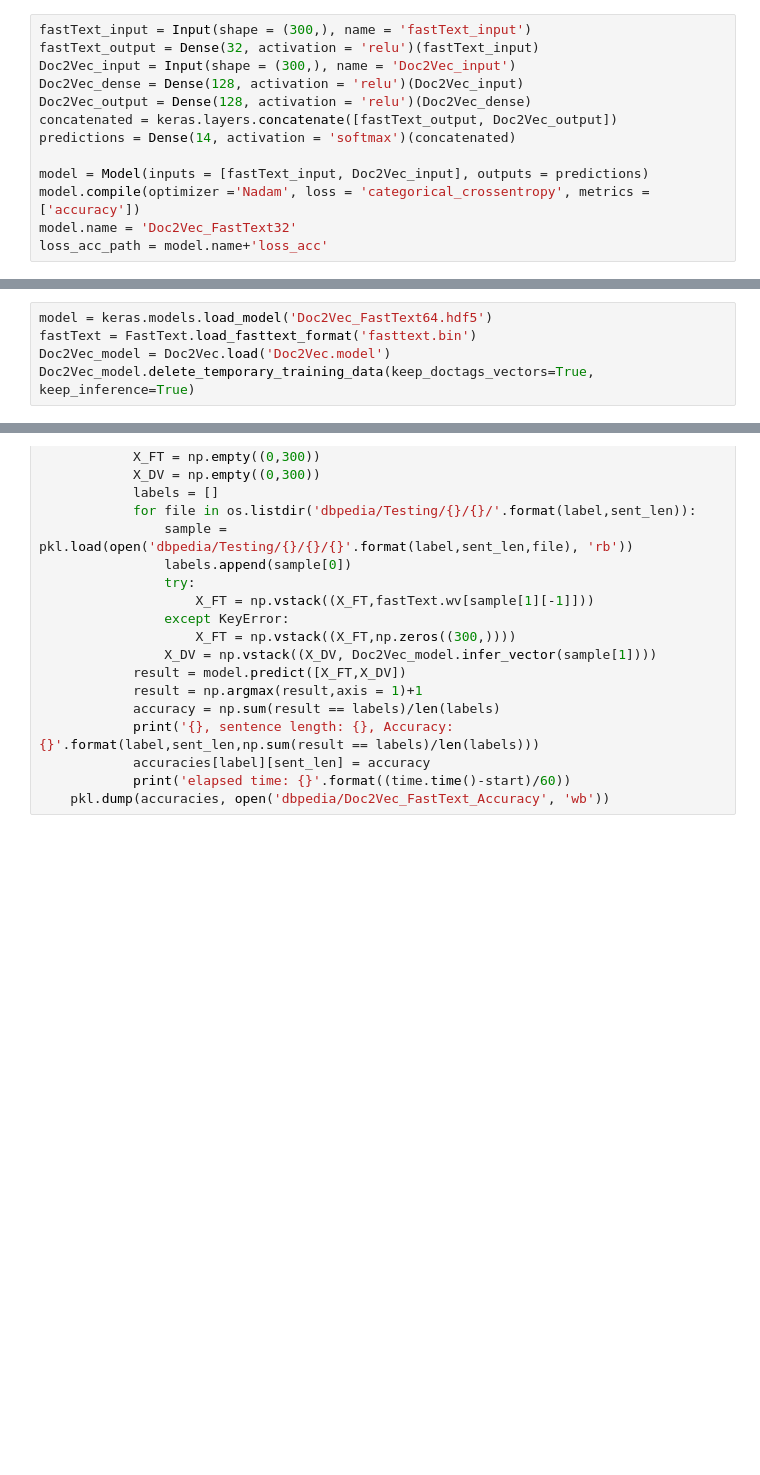
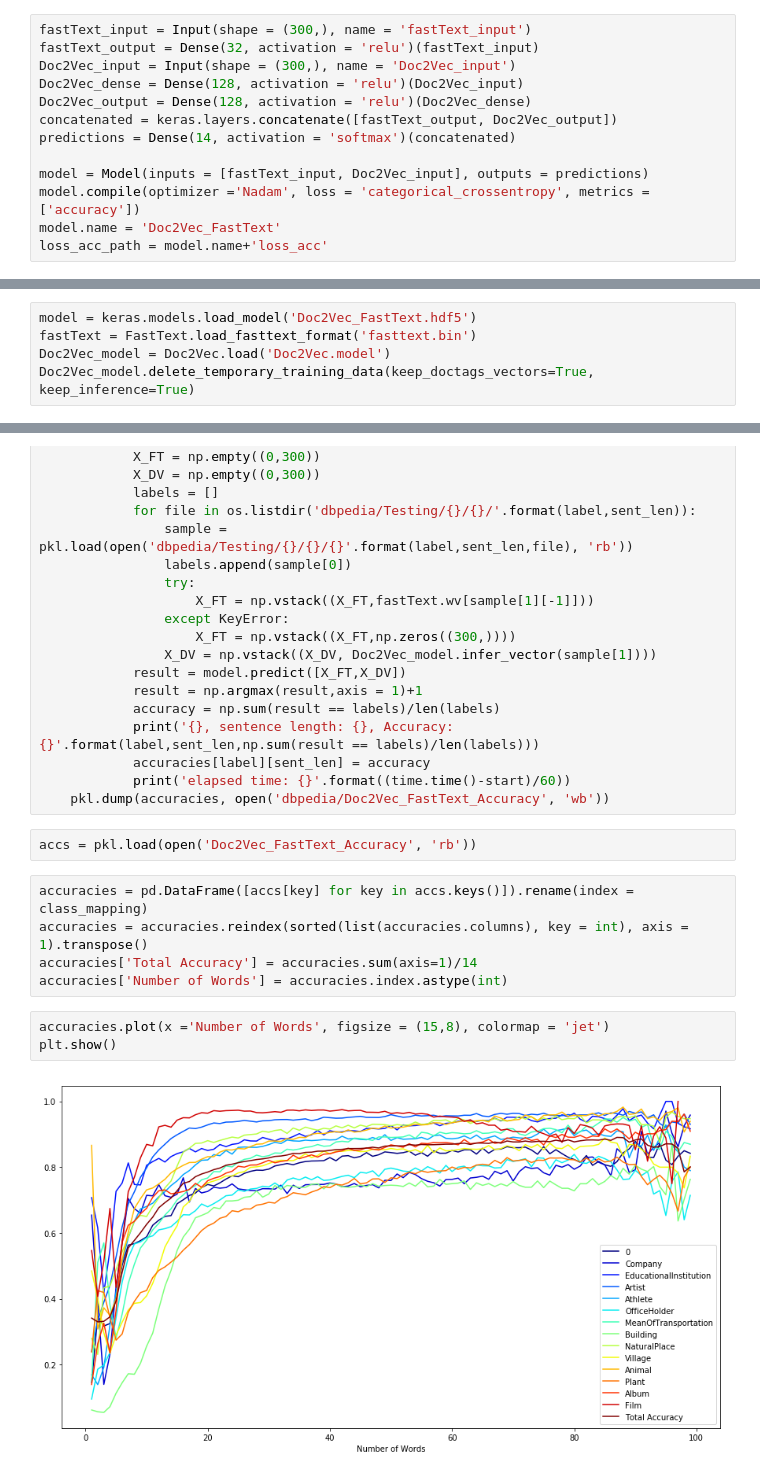
Before and after one commit to albalaka/IncrementalTextClassification, a Jupyter notebook: Doc2Vec_FastText/Doc2Vec_FastText.ipynb, the cells around one changed output, grey strips where cells are left out. Drawn from its saved outputs; the diff is of its cells as text; blank space fills up the shorter version.

Commit message:
Updated Doc2Vec_FastText

```diff
--- a/Doc2Vec_FastText/Doc2Vec_FastText.ipynb
+++ b/Doc2Vec_FastText/Doc2Vec_FastText.ipynb
@@ -99,7 +103,7 @@ predictions = Dense(14, activation = 'softmax')(concatenated)
 
 model = Model(inputs = [fastText_input, Doc2Vec_input], outputs = predictions)
 model.compile(optimizer ='Nadam', loss = 'categorical_crossentropy', metrics = ['accuracy'])
-model.name = 'Doc2Vec_FastText32'
+model.name = 'Doc2Vec_FastText'
 loss_acc_path = model.name+'loss_acc'
 # %% [markdown]
 ### Training
@@ -118,7 +122,7 @@ model.save(model.name+'.hdf5')
 # %% [markdown]
 ### Testing
 # %%
-model = keras.models.load_model('Doc2Vec_FastText64.hdf5')
+model = keras.models.load_model('Doc2Vec_FastText.hdf5')
 fastText = FastText.load_fasttext_format('fasttext.bin')
 Doc2Vec_model = Doc2Vec.load('Doc2Vec.model')
 Doc2Vec_model.delete_temporary_training_data(keep_doctags_vectors=True, keep_inference=True)
@@ -147,3 +151,15 @@ for label in os.listdir('dbpedia/Testing'):
             accuracies[label][sent_len] = accuracy
             print('elapsed time: {}'.format((time.time()-start)/60))
     pkl.dump(accuracies, open('dbpedia/Doc2Vec_FastText_Accuracy', 'wb'))
+# %%
+accs = pkl.load(open('Doc2Vec_FastText_Accuracy', 'rb'))
+# %%
+accuracies = pd.DataFrame([accs[key] for key in accs.keys()]).rename(index = class_mapping)
+accuracies = accuracies.reindex(sorted(list(accuracies.columns), key = int), axis = 1).transpose()
+accuracies['Total Accuracy'] = accuracies.sum(axis=1)/14
+accuracies['Number of Words'] = accuracies.index.astype(int)
+# %%
+accuracies.plot(x ='Number of Words', figsize = (15,8), colormap = 'jet')
+plt.show()
+# %% [output]
+[figure, added]
```
Also changed, not shown: parts of 3 cells of this notebook, 3 other files.
